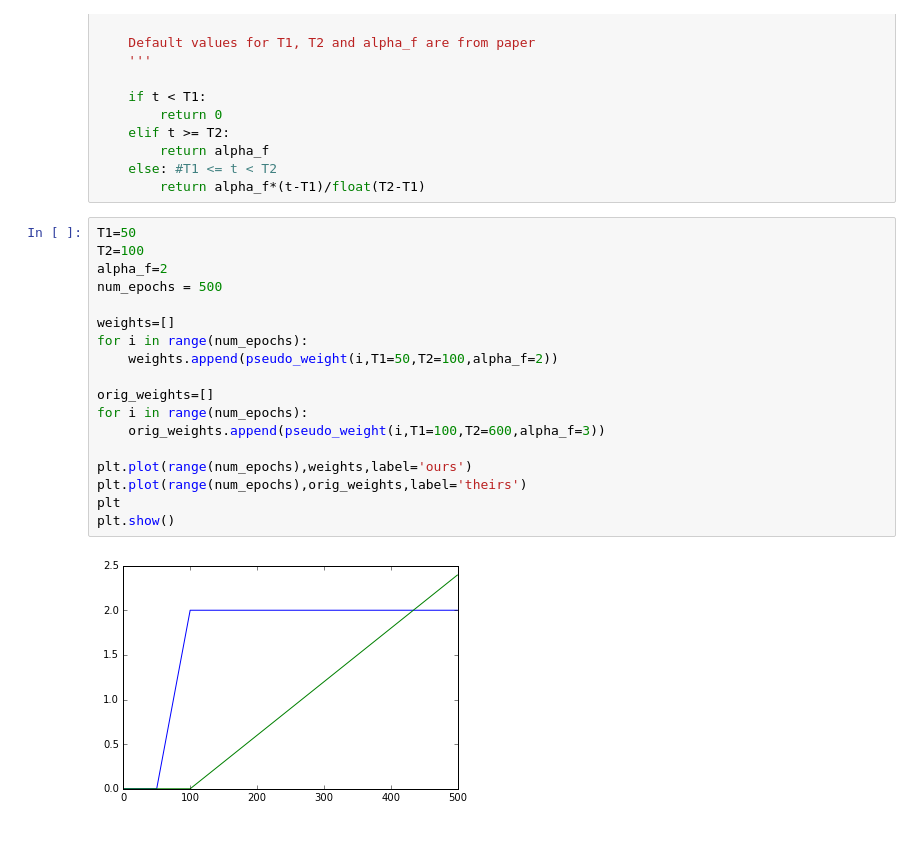
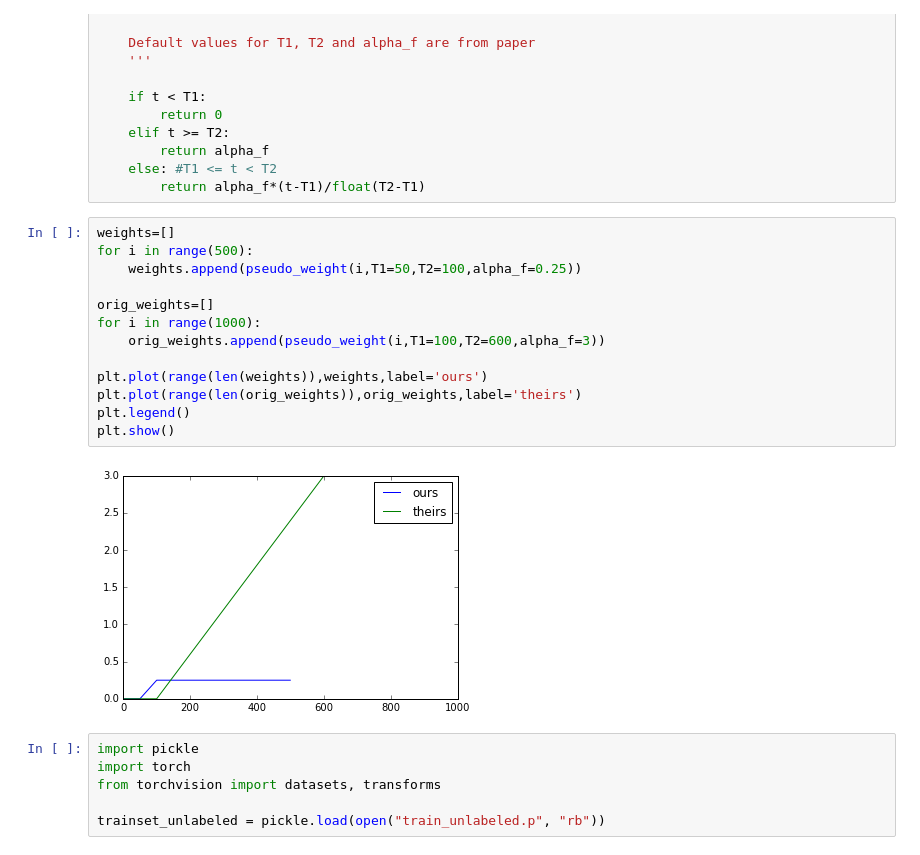
Before and after one commit to asn264/deep_learning_a1, a Jupyter notebook: pseudo_debugging.ipynb, the cells around one changed output. Drawn from its saved outputs; the diff is of its cells as text.

```diff
--- a/pseudo_debugging.ipynb
+++ b/pseudo_debugging.ipynb
@@ -17,22 +17,23 @@ def pseudo_weight(t,T1=100,T2=600,alpha_f=3):
     else: #T1 <= t < T2
         return alpha_f*(t-T1)/float(T2-T1)
 # %%
-T1=50
-T2=100
-alpha_f=2
-num_epochs = 500
-
 weights=[]
-for i in range(num_epochs):
-    weights.append(pseudo_weight(i,T1=50,T2=100,alpha_f=2))
+for i in range(500):
+    weights.append(pseudo_weight(i,T1=50,T2=100,alpha_f=0.25))
 
 orig_weights=[]
-for i in range(num_epochs):
+for i in range(1000):
     orig_weights.append(pseudo_weight(i,T1=100,T2=600,alpha_f=3))
 
-plt.plot(range(num_epochs),weights,label='ours')
-plt.plot(range(num_epochs),orig_weights,label='theirs')
-plt
+plt.plot(range(len(weights)),weights,label='ours')
+plt.plot(range(len(orig_weights)),orig_weights,label='theirs')
+plt.legend()
 plt.show()
 # %% [output]
-[figure, old version]
+[figure, new version]
+# %%
+import pickle
+import torch
+from torchvision import datasets, transforms
+
+trainset_unlabeled = pickle.load(open("train_unlabeled.p", "rb"))
```
Also changed, not shown: parts of 3 cells of this notebook.
